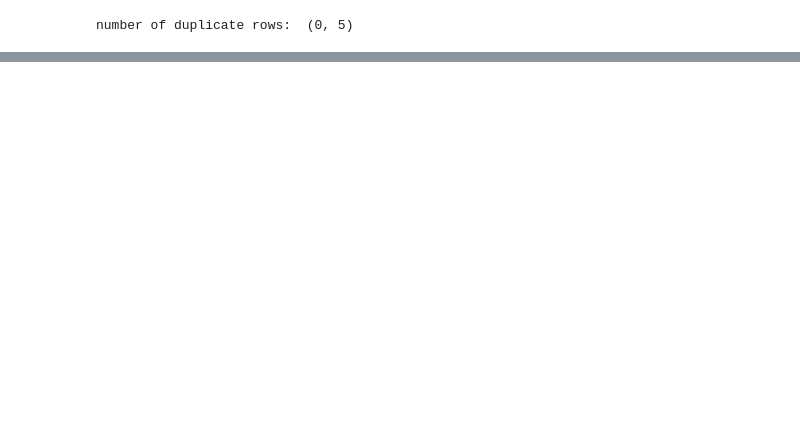
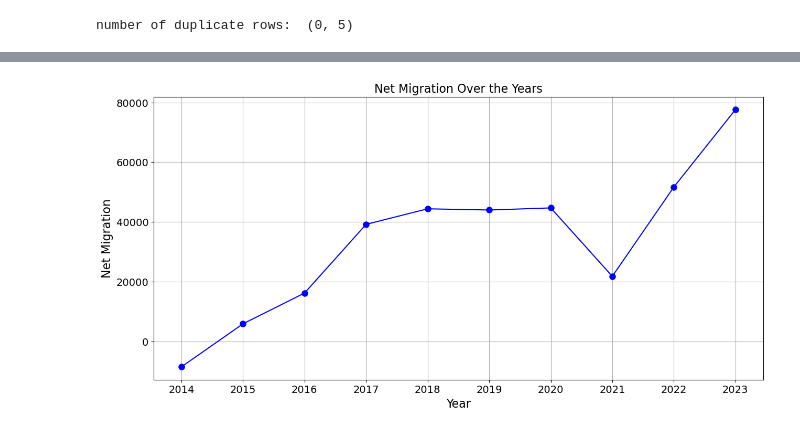
Before and after one commit to Lylkend-Albuquerque/CA1-2023, a Jupyter notebook: CA-1.ipynb, the cells around one changed output, grey strips where cells are left out. Cells and saved outputs as stored; diff of their text form; code cells hidden in the pictures; blank space fills up the shorter version.

```diff
--- a/CA-1.ipynb
+++ b/CA-1.ipynb
@@ -103,0 +155,6 @@ for year in years:
+# %%
+# Filter rows where "Component" contains "Net migration"
+subdata_netMig = df[df["Component"].str.contains("Net migration")]
+
+# Select "Year" and "real_number" columns
+subdata_netMig = subdata_netMig[["Year", "real_number"]]
@@ -103,0 +187,14 @@ for year in years:
+# %%
+# Creating a line plot for "Net migration" over the years
+plt.figure(figsize=(15, 7))
+plt.plot(subdata_netMig["Year"], subdata_netMig["real_number"], marker="o", linestyle="-",
+         c="b", ms = 8) # "ms" abreviation to markersize "c" to color
+plt.grid(True)
+#plt.plot(2023, 77600 , marker = "o" , color = "r" , markersize = 15)
+
+plt.xticks(subdata_netMig["Year"])
+label_graph(14 ,"Year" , "Net Migration" , "Net Migration Over the Years" , 16 )
+
+# "-", "--", "-.", ":", "None", " ", "", "solid", "dashed", "dashdot", "dotted"
+# %% [output]
+[figure, added]
```
Also changed, not shown: parts of 17 cells of this notebook.
